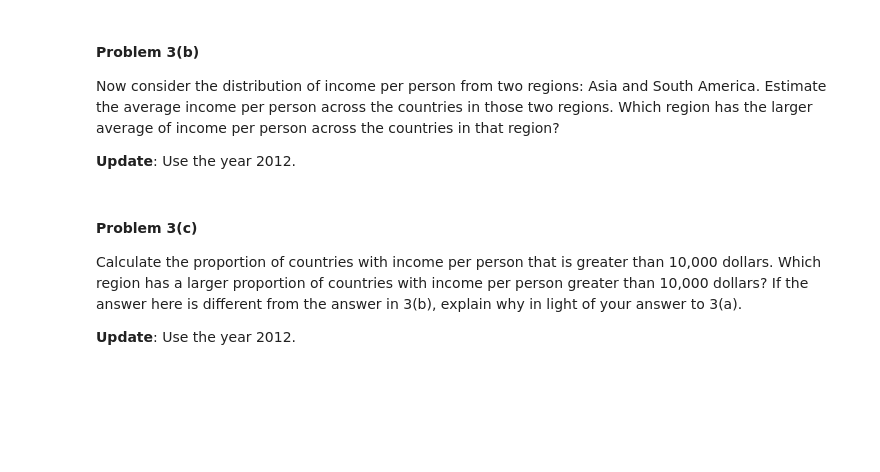
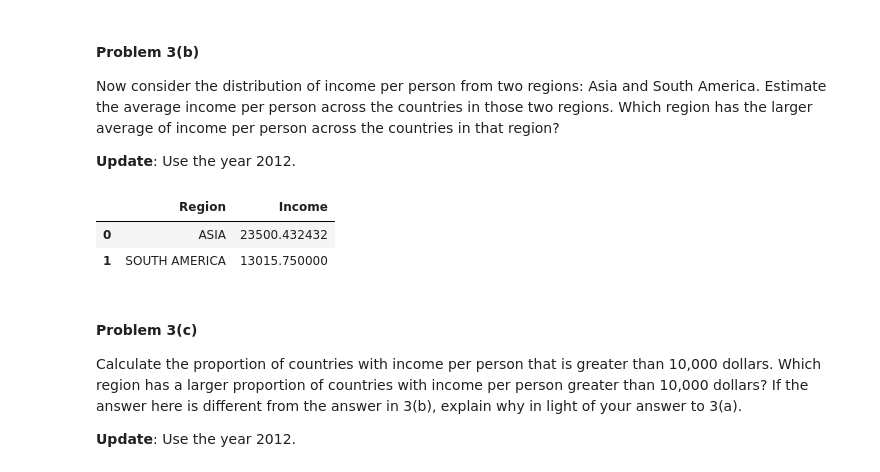
Before and after one commit to mtheartattack/2014, a Jupyter notebook: homework/HW1.ipynb, the cells around one changed output. Drawn from its saved outputs; the diff is of its cells as text; code cells hidden in the pictures; blank space fills up the shorter version.

```diff
--- a/homework/HW1.ipynb
+++ b/homework/HW1.ipynb
@@ -490,3 +493,11 @@ Now consider the distribution of income per person from two regions: Asia and So
+# %%
+#your code here
+income_avg_2012 = mergeByYear(2012)[mergeByYear(2012)['Region'].isin(['ASIA', 'SOUTH AMERICA'])].groupby(['Region'])['Income'].mean().reset_index()
+income_avg_2012
+# %% [output]
+|  | Region | Income |
+| 0 | ASIA | 23500.432432 |
+| 1 | SOUTH AMERICA | 13015.750000 |
 # %% [markdown]
 #### Problem 3(c)
 
```
Also changed, not shown: parts of 5 cells of this notebook.
